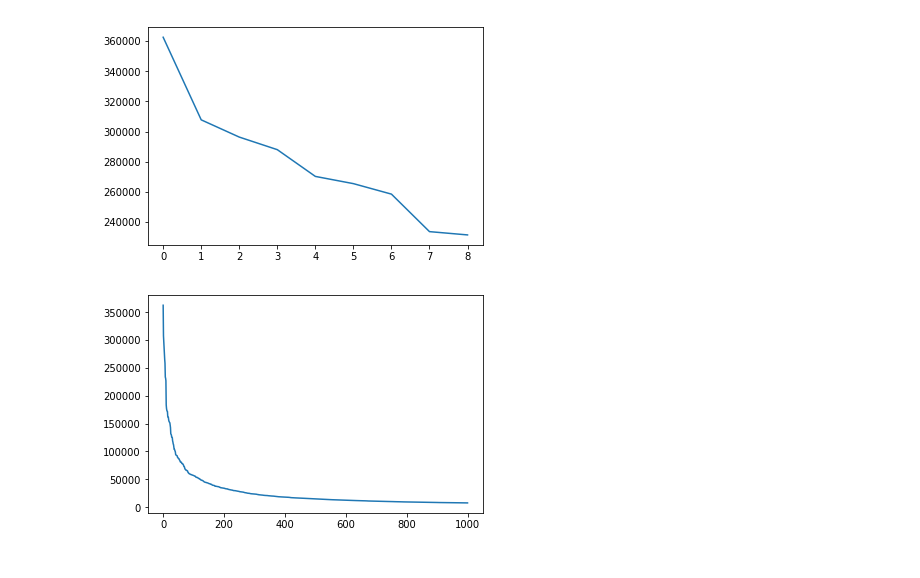
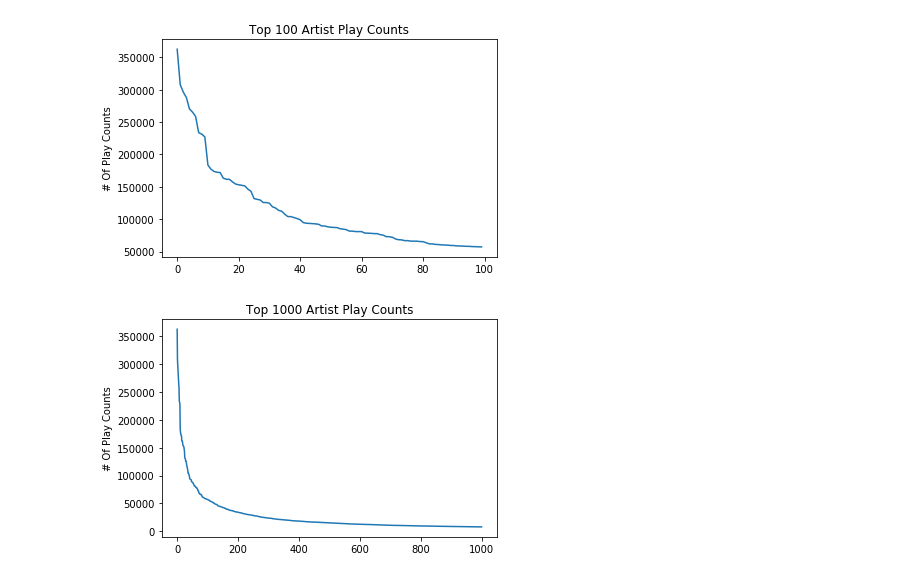
Before and after one commit to hussain-jafari/lastfm-recommender-system, a Jupyter notebook: recommendersystem.ipynb, the cells around one changed output. Drawn from its saved outputs; the diff is of its cells as text; code cells hidden in the pictures.

```diff
--- a/recommendersystem.ipynb
+++ b/recommendersystem.ipynb
@@ -152,12 +166,16 @@ dtype: float64
 # %%
-# Plot 9 highest play counts, excluding the highest
-plt.plot(playcounts_per_artist.values[1:10])
+# Plot 100 highest play counts, excluding the highest
+plt.plot(playcounts_per_artist.values[1:101])
+plt.title('Top 100 Artist Play Counts')
+plt.ylabel('# Of Play Counts')
 plt.show()
 # %% [output]
-[figure, old version]
+[figure, new version]
 # %%
 # Plot 1000 highest play counts, excluding the highest
 plt.plot(playcounts_per_artist.values[1:1001])
+plt.title('Top 1000 Artist Play Counts')
+plt.ylabel('# Of Play Counts')
 plt.show()
 # %% [output]
-[figure, old version]
+[figure, new version]
```
Also changed, not shown: parts of 38 cells of this notebook.
